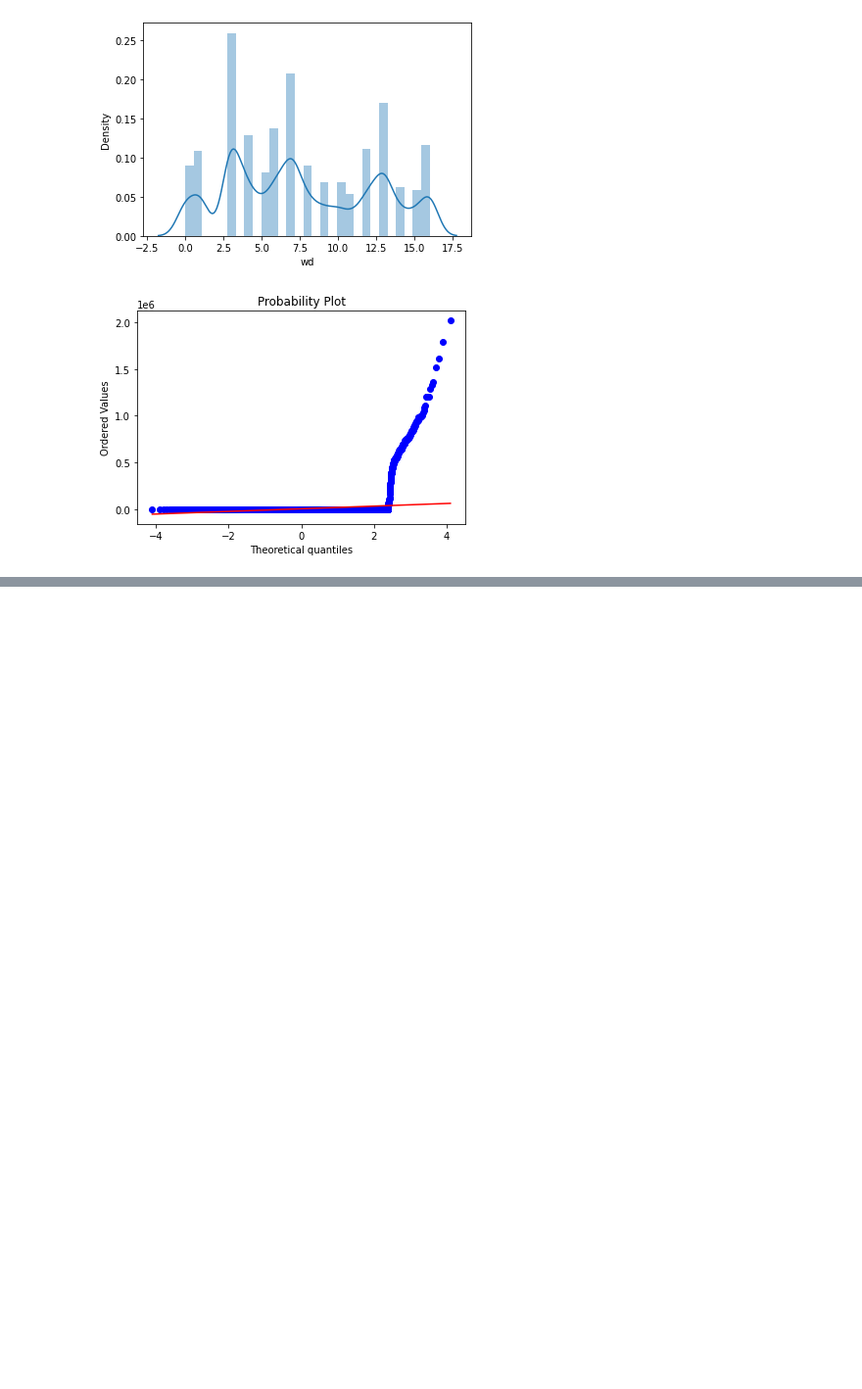
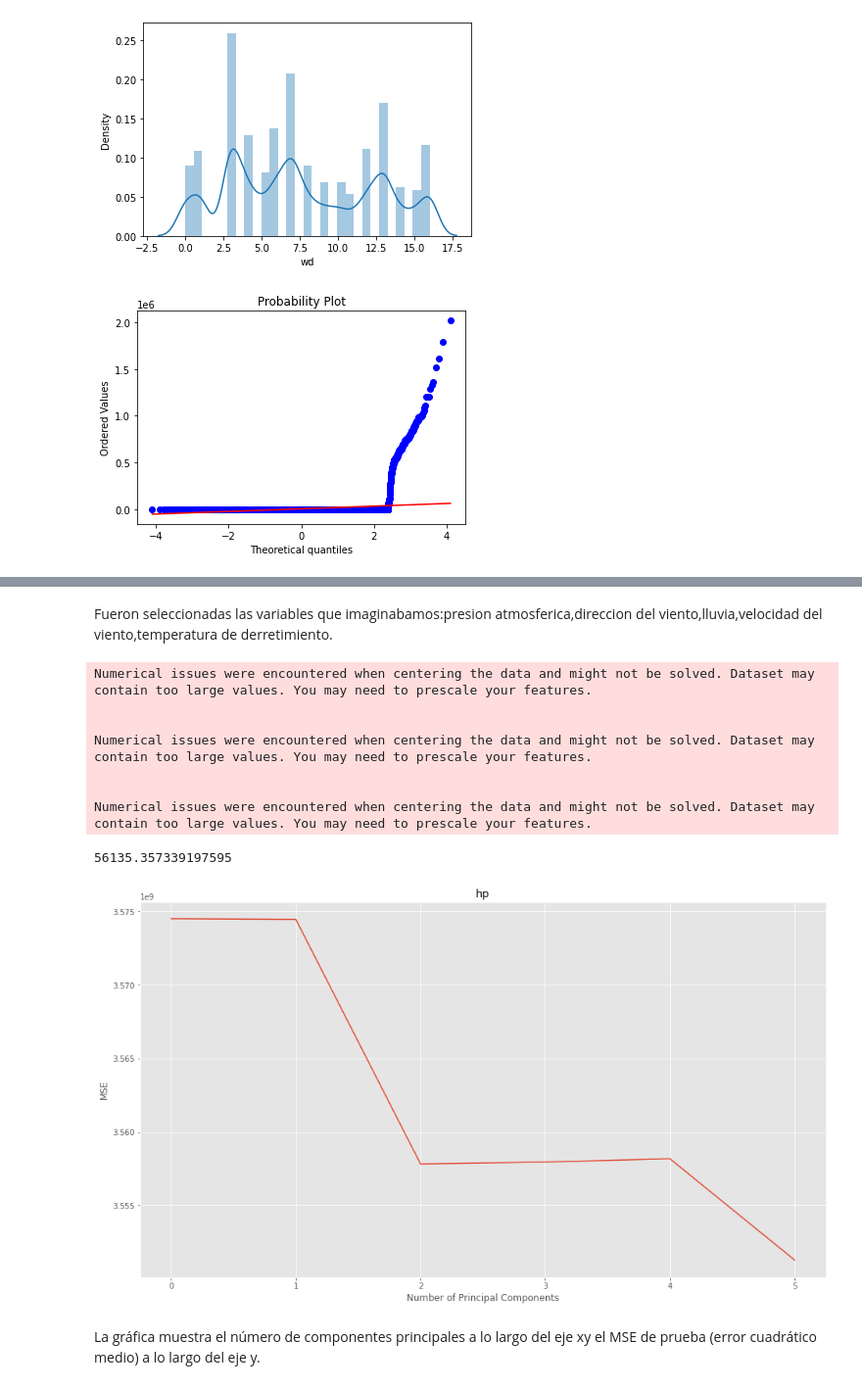
Before and after one commit to roxyconstantine-dev/Analisis_Datos_Contaminaci-n, a Jupyter notebook: Untitled3.ipynb, the cells around one changed output, grey strips where cells are left out. Shown at 98% size. Cells and saved outputs as stored; diff of their text form; code cells hidden in the pictures; blank space fills up the shorter version.

```diff
--- a/Untitled3.ipynb
+++ b/Untitled3.ipynb
@@ -352,0 +415,64 @@ res = stats.probplot(co2, plot=plt)
+# %% [markdown]
+Fueron seleccionadas las variables que imaginabamos:presion atmosferica,direccion del viento,lluvia,velocidad del viento,temperatura de derretimiento.
+# %%
+X = df[['TEMP', 'PRES', 'DEWP', 'RAIN', 'wd', 'WSPM']]
+y = df[["NO2"]]
+# %%
+from sklearn.preprocessing import scale
+from sklearn.model_selection import RepeatedKFold
+from sklearn.linear_model import LinearRegression
+from sklearn.metrics import mean_squared_error
+#scale predictor variables
+pca = PCA()
+X_reduced = pca.fit_transform(scale(X))
+
+#define cross validation method
+cv = RepeatedKFold(n_splits=10, n_repeats=3, random_state=1)
+
+regr = LinearRegression()
+mse = []
+
+# Calculate MSE with only the intercept
+score = -1*model_selection.cross_val_score(regr, np.ones((len(X_reduced),1)), y, cv=cv, scoring='neg_mean_squared_error').mean()
+mse.append(score)
+
+# Calculate MSE using cross-validation, adding one component at a time
+for i in np.arange(1, 6):
+    score = -1*model_selection.cross_val_score(regr, X_reduced[:,:i], y, cv=cv, scoring='neg_mean_squared_error').mean()
+    mse.append(score)
+
+# Plot cross-validation results
+plt.plot(mse)
+plt.xlabel('Number of Principal Components')
+plt.ylabel('MSE')
+plt.title('hp')
+
+#calculate percentage of variation explained
+np.cumsum(np.round(pca.explained_variance_ratio_, decimals=4)*100)
+
+#split the dataset into training (70%) and testing (30%) sets
+X_train,X_test,y_train,y_test = train_test_split(X,y,test_size=0.3,random_state=0)
+
+#scale the training and testing data
+X_reduced_train = pca.fit_transform(scale(X_train))
+X_reduced_test = pca.transform(scale(X_test))[:,:1]
+
+#train PCR model on training data
+#regr = LinearRegression()
+#regr.fit(X_reduced_train[:,:1], y_train)
+
+#calculate RMSE
+pred = regr.predict(X_reduced_test)
+np.sqrt(mean_squared_error(y_test, pred))
+# %% [output]
+Numerical issues were encountered when centering the data and might not be solved. Dataset may contain too large values. You may need to prescale your features.
+
+
+Numerical issues were encountered when centering the data and might not be solved. Dataset may contain too large values. You may need to prescale your features.
+
+
+Numerical issues were encountered when centering the data and might not be solved. Dataset may contain too large values. You may need to prescale your features.
+56135.357339197595
+[figure, added]
+# %% [markdown]
+La gráfica muestra el número de componentes principales a lo largo del eje xy el MSE de prueba (error cuadrático medio) a lo largo del eje y.
```
Also changed, not shown: parts of 12 cells of this notebook.
